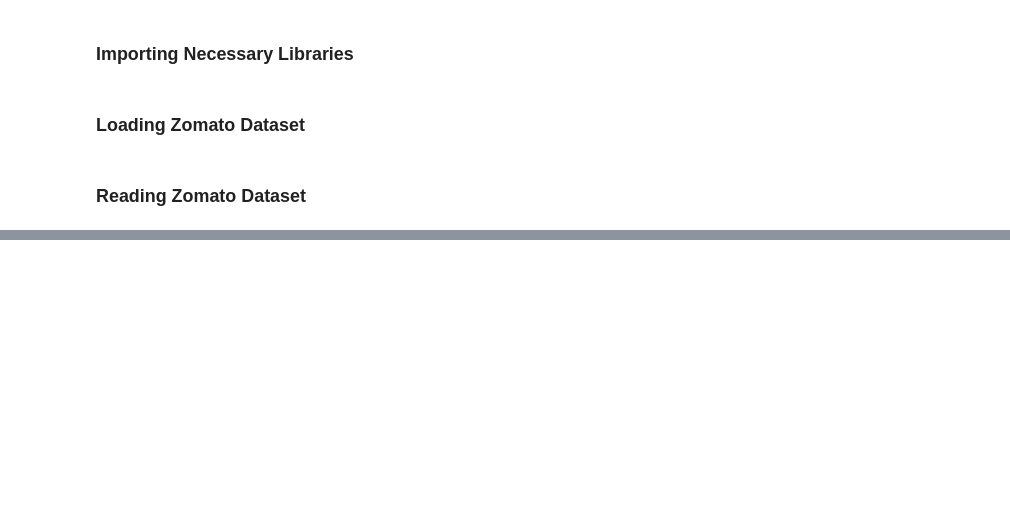
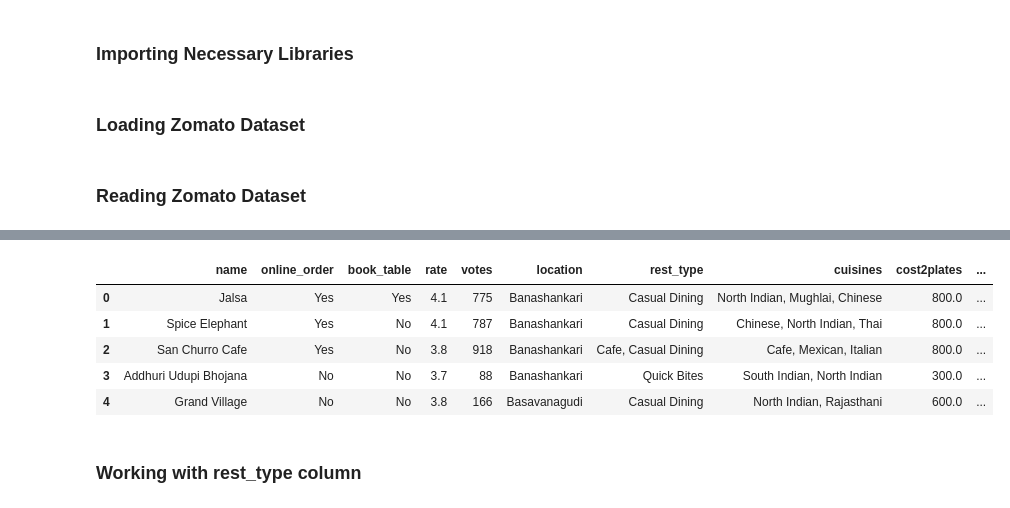
Before and after one commit to pushpam-raghuvanshi/eda-practicing, a Jupyter notebook: Zomato_Dataset_Analysis.ipynb, the cells around one changed output, grey strips where cells are left out. Saved outputs shown, nothing was run; the diff lists cells and outputs as text; code cells hidden in the pictures; blank space fills up the shorter version.

```diff
--- a/Zomato_Dataset_Analysis.ipynb
+++ b/Zomato_Dataset_Analysis.ipynb
@@ -56,0 +266,11 @@ memory usage: 6.7+ MB
+# %%
+# Removing ',' from cost2plates column
+def removeco(x):
+  x = str(x)
+  if ',' in x:
+    x = x.replace(',', '')
+    return float(x)
+  else:
+    return float(x)
+# %%
+zomato['cost2plates'] = zomato['cost2plates'].apply(removeco)
@@ -56,0 +288,11 @@ memory usage: 6.7+ MB
+# %%
+zomato.head()
+# %% [output]
+|  | name | online_order | book_table | rate | votes | location | rest_type | cuisines | cost2plates | ... |
+| 0 | Jalsa | Yes | Yes | 4.1 | 775 | Banashankari | Casual Dining | North Indian, Mughlai, Chinese | 800.0 | ... |
+| 1 | Spice Elephant | Yes | No | 4.1 | 787 | Banashankari | Casual Dining | Chinese, North Indian, Thai | 800.0 | ... |
+| 2 | San Churro Cafe | Yes | No | 3.8 | 918 | Banashankari | Cafe, Casual Dining | Cafe, Mexican, Italian | 800.0 | ... |
+| 3 | Addhuri Udupi Bhojana | No | No | 3.7 | 88 | Banashankari | Quick Bites | South Indian, North Indian | 300.0 | ... |
+| 4 | Grand Village | No | No | 3.8 | 166 | Basavanagudi | Casual Dining | North Indian, Rajasthani | 600.0 | ... |
+# %% [markdown]
+### **Working with rest_type column**
```
Also changed, not shown: parts of 42 cells of this notebook.
